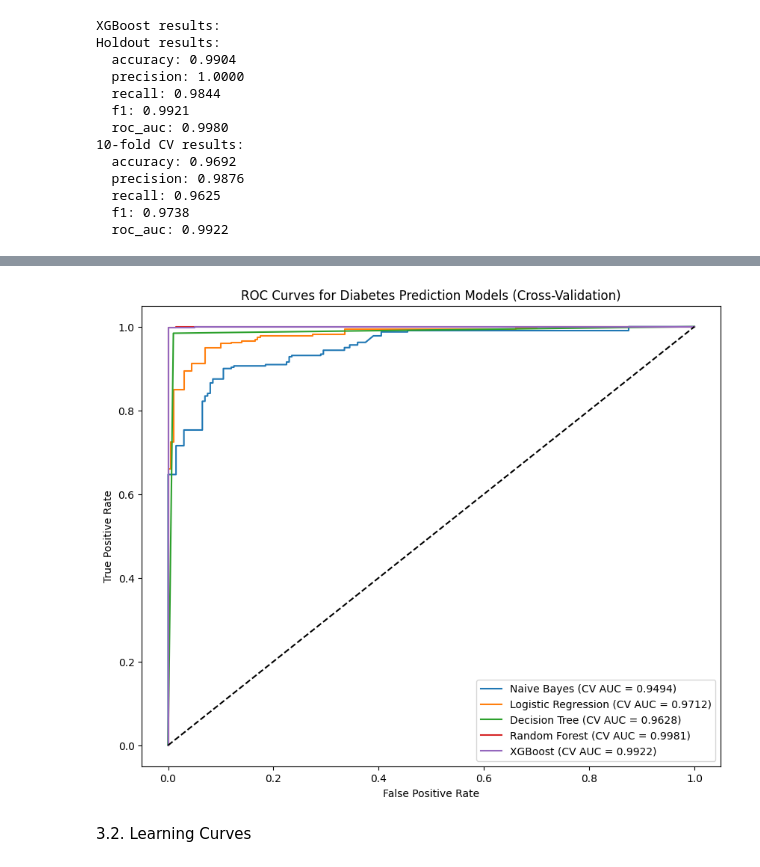
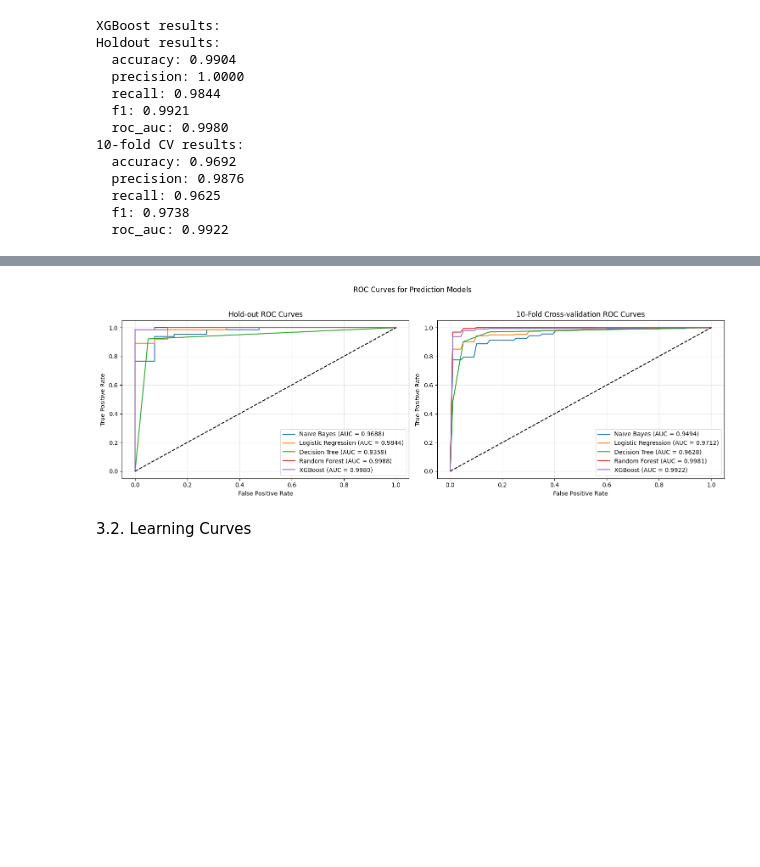
Before and after one commit to chongyiting/EC4308_diabetes_project, a Jupyter notebook: src/Final_code.ipynb, the cells around one changed output, grey strips where cells are left out. Cells and saved outputs as stored; diff of their text form; code cells hidden in the pictures; blank space fills up the shorter version.

Commit message:
Update files
Fix ROC Curve plot, Learning curves and SHAP

```diff
--- a/src/Final_code.ipynb
+++ b/src/Final_code.ipynb
@@ -237,20 +229,64 @@ plt.show()
-# %%
-# ROC curves for all models in cross-validation
-plt.figure(figsize=(10, 8))
-for name, eval in [("Naive Bayes", nb_eval), ("Logistic Regression", lr_eval), ("Decision Tree", dt_eval),
-                   ("Random Forest", rf_eval), ("XGBoost", xgb_eval)]:
-    model, _, _, _, cv_results = eval
-    probs = model.predict_proba(X_all)[:, 1]
-    fpr, tpr, _ = roc_curve(y_all, probs)
-    plt.plot(fpr, tpr, label=f"{name} (CV AUC = {cv_results['roc_auc']:.4f})")
-plt.plot([0, 1], [0, 1], "k--")
-plt.xlabel("False Positive Rate")
-plt.ylabel("True Positive Rate")
-plt.title("ROC Curves for Diabetes Prediction Models (Cross-Validation)")
-plt.legend(loc="lower right")
-plt.show()
-# %% [output]
-[figure, removed]
+# %%
+fig, axes = plt.subplots(1, 2, figsize=(15, 5))
+
+holdout_models = [
+    ("Naive Bayes", nb_probs),
+    ("Logistic Regression", lr_probs),
+    ("Decision Tree", dt_probs),
+    ("Random Forest", rf_probs),
+    ("XGBoost", xgb_probs)
+]
+
+for name, probs in holdout_models:
+    fpr, tpr, _ = roc_curve(y_test, probs)
+    auc_score = roc_auc_score(y_test, probs)
+    axes[0].plot(fpr, tpr, label=f"{name} (AUC = {auc_score:.4f})")
+
+
+
+models = [
+    ("Naive Bayes", nb_model),
+    ("Logistic Regression", lr_model),
+    ("Decision Tree", dt_model),
+    ("Random Forest", rf_model),
+    ("XGBoost", xgb_model)
+]
+fpr = np.linspace(0, 1, 100)
+
+for name, model in models:
+    fold_aucs = []
+    tpr = np.zeros_like(fpr)
+    for train_i, test_i in cv.split(X_all, y_all):
+        X_train_cv, X_test_cv = X_all[train_i], X_all[test_i]
+        y_train_cv, y_test_cv = y_all[train_i], y_all[test_i]
+        model.fit(X_train_cv, y_train_cv)
+        cv_probs = model.predict_proba(X_test_cv)[:, 1]
+        cv_fpr, cv_tpr, _ = roc_curve(y_test_cv, cv_probs)
+        auc_score = roc_auc_score(y_test_cv, cv_probs)
+        fold_aucs.append(auc_score)
+        tpr += np.interp(fpr, cv_fpr, cv_tpr)
+
+    tpr /= cv.get_n_splits()
+    tpr[0] = 0
+    tpr[-1] = 1
+    cv_auc_score = np.mean(fold_aucs)
+    axes[1].plot(fpr, tpr, label=f"{name} (AUC = {cv_auc_score:.4f})")
+
+for axe in axes:
+    axe.plot([0, 1], [0, 1], "k--")
+    axe.set_xlabel("False Positive Rate")
+    axe.set_ylabel("True Positive Rate")
+    axe.legend(loc="lower right")
+    axe.grid(True, alpha=0.3)
+axes[0].set_title("Hold-out ROC Curves")
+axes[1].set_title("10-Fold Cross-validation ROC Curves")
+
+
+plt.suptitle("ROC Curves for Prediction Models", y=1.02)
+plt.tight_layout()
+plt.show()
+# %% [output]
+[figure, added]
 # %% [markdown]
 3.2. Learning Curves
 # %%
```
Also changed, not shown: parts of 5 cells of this notebook.
